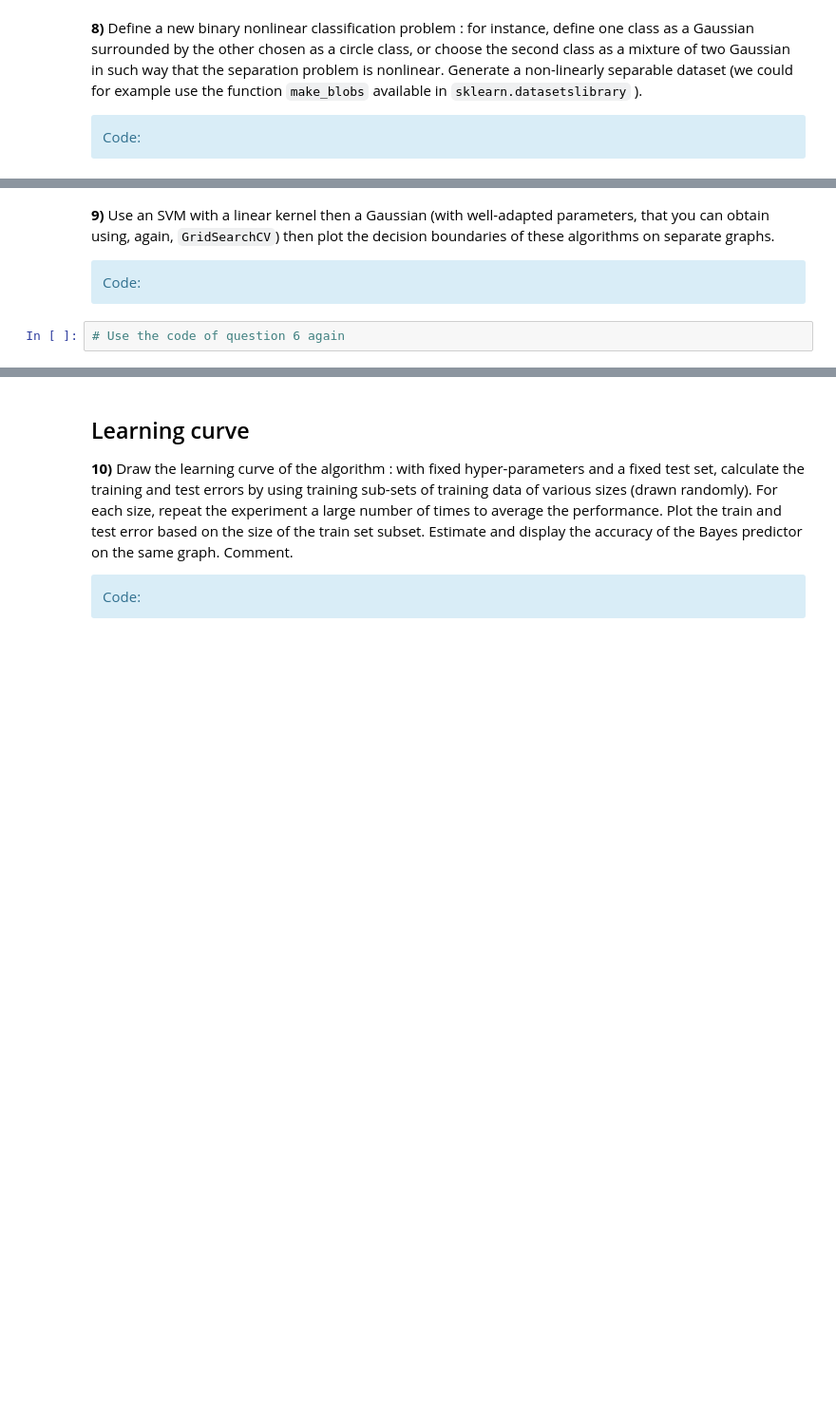
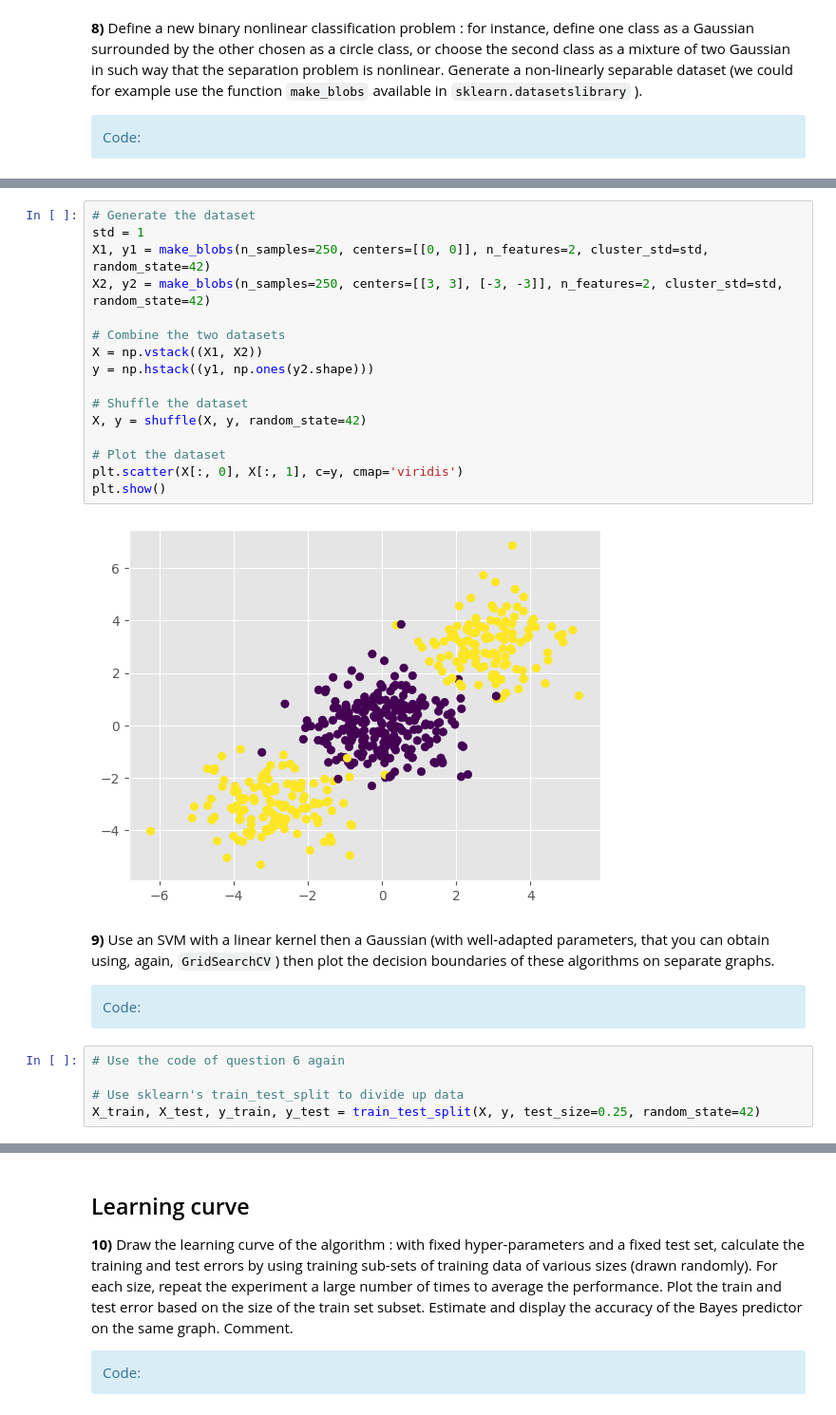
Before and after one commit to TarcisioBueno/support-vector-machine-SDTSIA210, a Jupyter notebook: TP_SVM_students.ipynb, the cells around one changed output, grey strips where cells are left out. Shown at 95% size. Drawn from its saved outputs; the diff is of its cells as text; blank space fills up the shorter version.

````diff
--- a/TP_SVM_students.ipynb
+++ b/TP_SVM_students.ipynb
@@ -382,7 +383,28 @@ plt.show()
+# %%
+# Generate the dataset
+std = 1
+X1, y1 = make_blobs(n_samples=250, centers=[[0, 0]], n_features=2, cluster_std=std, random_state=42)
+X2, y2 = make_blobs(n_samples=250, centers=[[3, 3], [-3, -3]], n_features=2, cluster_std=std, random_state=42)
+
+# Combine the two datasets
+X = np.vstack((X1, X2))
+y = np.hstack((y1, np.ones(y2.shape)))
+
+# Shuffle the dataset
+X, y = shuffle(X, y, random_state=42)
+
+# Plot the dataset
+plt.scatter(X[:, 0], X[:, 1], c=y, cmap='viridis')
+plt.show()
+# %% [output]
+[figure, added]
 # %% [markdown]
 **9)** Use an SVM with a linear kernel then a Gaussian (with well-adapted parameters, that you can obtain using, again, ```GridSearchCV```) then plot the decision boundaries of these algorithms on separate graphs.
 
 <div class='alert alert-block alert-info'>
             Code:</div>
-# %%
-# Use the code of question 6 again
+# %%
+# Use the code of question 6 again
+
+# Use sklearn's train_test_split to divide up data
+X_train, X_test, y_train, y_test = train_test_split(X, y, test_size=0.25, random_state=42)
````
Also changed, not shown: parts of 17 cells of this notebook.
